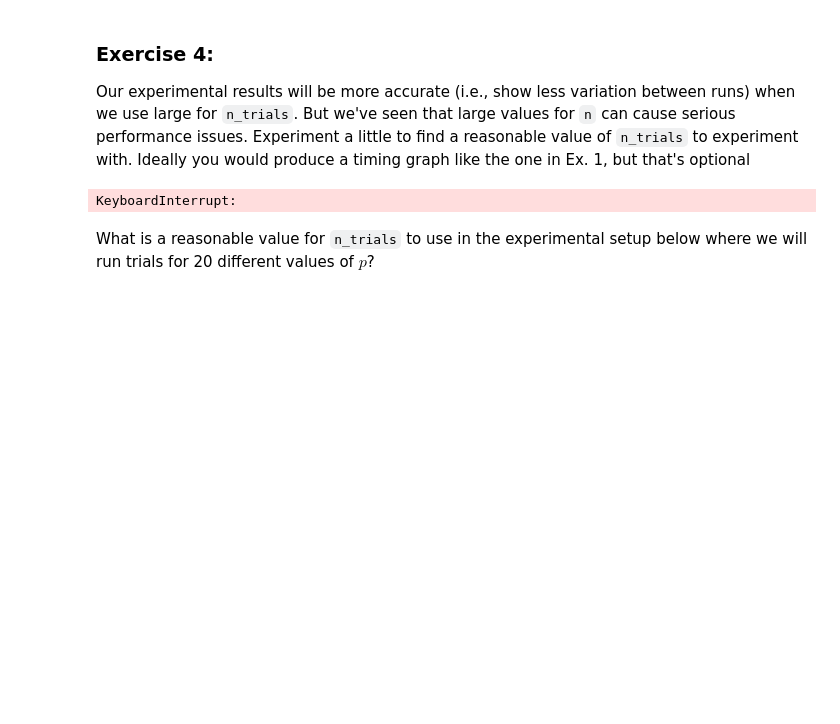
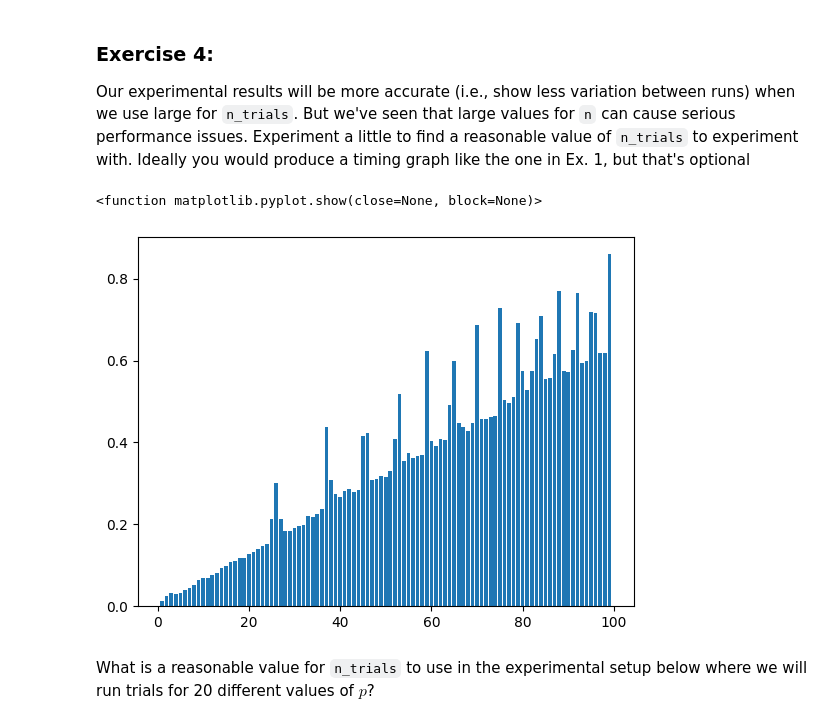
Before and after one commit to PeterSpitz/cap-comp215, a Jupyter notebook: labs/lab04-graphs.ipynb, the cells around one changed output. Drawn from its saved outputs; the diff is of its cells as text; code cells hidden in the pictures; blank space fills up the shorter version.

```diff
--- a/labs/lab04-graphs.ipynb
+++ b/labs/lab04-graphs.ipynb
@@ -196,25 +198,26 @@ Experiment a little to find a reasonable value of `n_trials` to experiment with.
 # %%
 # Ex. 4 timing experiments
 
 #max number of graph nodes
-n = 1000
+n = 100
 p = 1
 
 a = []
 b = []
 
 #i is the number of nodes. grows with each cycle
-for i in range(1,n,20):
+for i in range(1,n):
   a.append(i)
   b.append((timeit(lambda:proportion_connected(n, p, i), number = 5))/5)
 
 x = np.array(a)
 y = np.array(b)
 
 plt.bar(x,y)
 plt.show
 # %% [output]
-KeyboardInterrupt:
+<function matplotlib.pyplot.show(close=None, block=None)>
+[figure, added]
 # %% [markdown]
 What is a reasonable value for `n_trials` to use in the experimental setup below where we will run trials for 20 different values of $p$?
 # %% [markdown]
```
Also changed, not shown: parts of 10 cells of this notebook.
